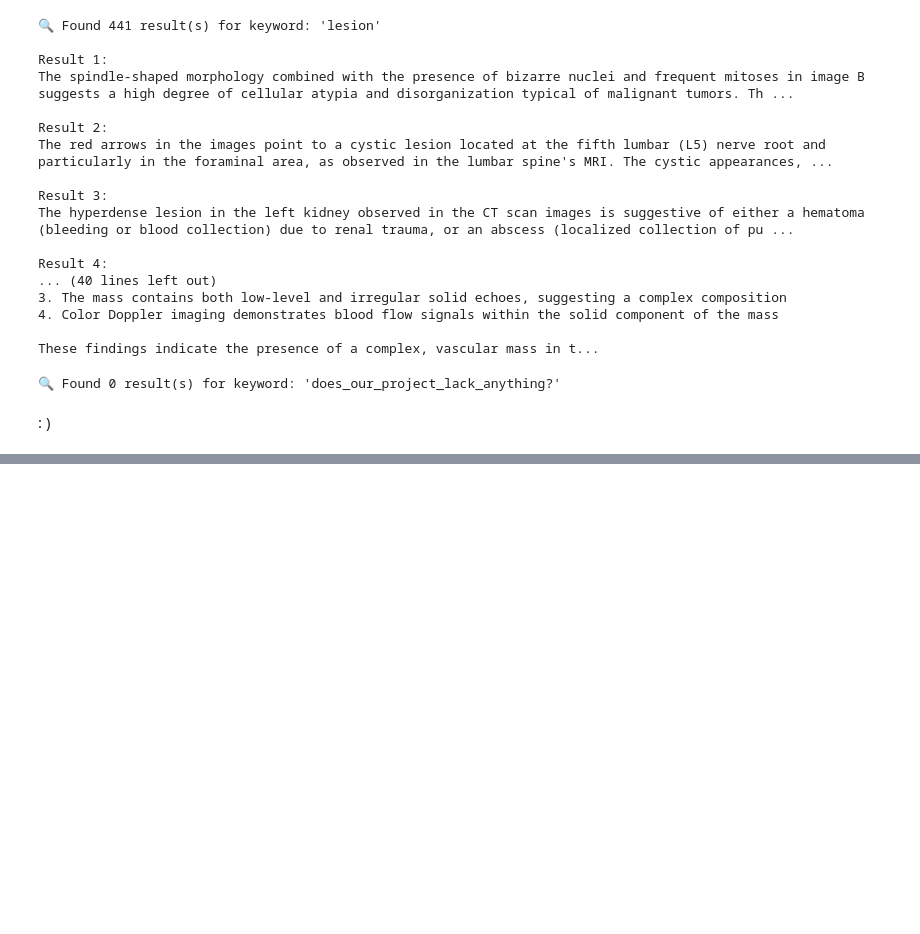
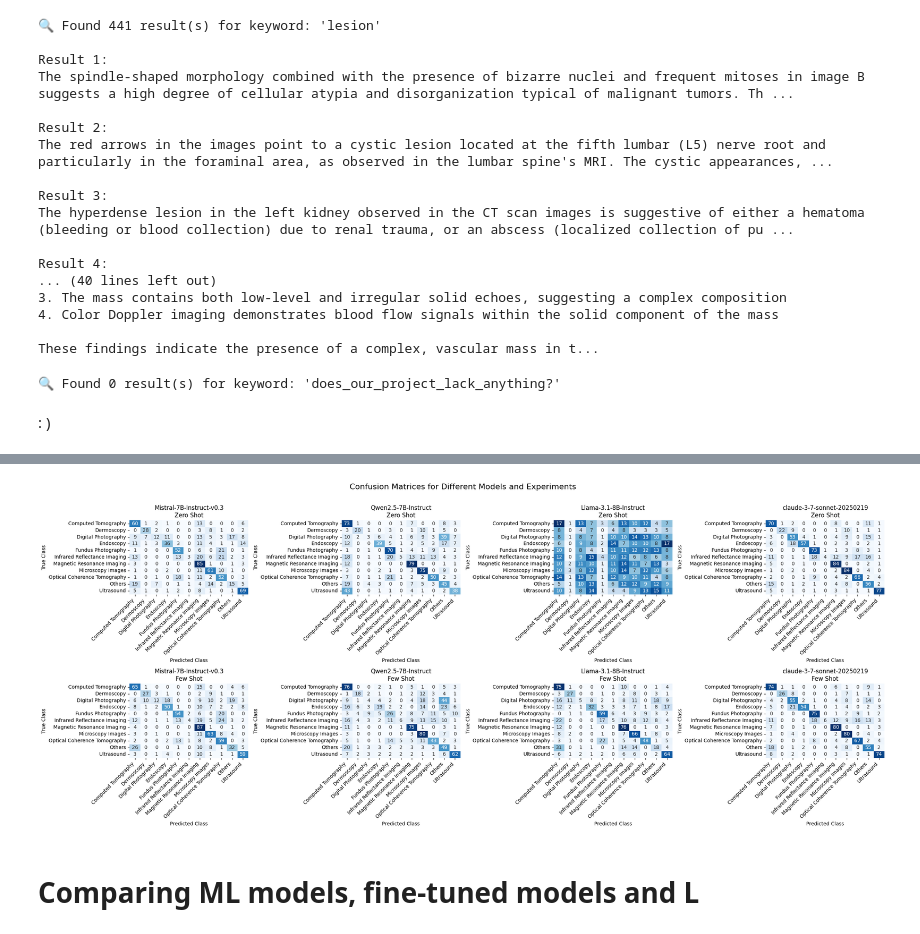
Before and after one commit to Morteza-Kazemi/PubMedVision-NLP-Project, a Jupyter notebook: PubMedVision_NLP_Group_Project.ipynb, the cells around one changed output, grey strips where cells are left out. Cells and saved outputs as stored; diff of their text form; code cells hidden in the pictures; blank space fills up the shorter version.

```diff
--- a/PubMedVision_NLP_Group_Project.ipynb
+++ b/PubMedVision_NLP_Group_Project.ipynb
@@ -1018,0 +4355,3 @@ keyword_search("does_our_project_lack_anything?")
+# %%
+model_names = ["Mistral-7B-Instruct-v0.3", "Qwen2.5-7B-Instruct", "Llama-3.1-8B-Instruct", "claude-3-7-sonnet-20250219"]
+experiment_types = ["zero_shot", "few_shot"]
@@ -1018,0 +4367,15 @@ keyword_search("does_our_project_lack_anything?")
+# %%
+def calculate_metrics(true_labels, pred_labels):
+    accuracy = accuracy_score(true_labels, pred_labels)
+    f1 = f1_score(true_labels, pred_labels, average='weighted')
+    f1_m = f1_score(true_labels, pred_labels, average='macro')
+    precision = precision_score(true_labels, pred_labels, average='weighted')
+    recall = recall_score(true_labels, pred_labels, average='weighted')
+
+    return {
+        'Accuracy': accuracy,
+        'F1 Score - Weighted': f1,
+        'F1 Score - Macro': f1_m,
+        'Precision': precision,
+        'Recall': recall
+    }
@@ -1018,0 +4476,33 @@ keyword_search("does_our_project_lack_anything?")
+# %%
+# 1. Create and save confusion matrices with integer counts (one combined view)
+plt.figure(figsize=(24, 10))
+
+# Create subplots
+for i, exp_type in enumerate(experiment_types):
+    for j, model in enumerate(model_names):
+        plt.subplot(2, 4, i * 4 + j + 1)
+
+        true_labels = results[model][exp_type]['true_labels']
+        pred_labels = results[model][exp_type]['pred_labels']
+
+        # Create confusion matrix with integer counts
+        cm = confusion_matrix(true_labels, pred_labels, labels=all_classes)
+
+        # Plot heatmap with integer counts
+        sns.heatmap(cm, annot=True, fmt='d', cmap='Blues',
+                    xticklabels=all_classes, yticklabels=all_classes, cbar=False)
+
+        plt.title(f"{model}\n{exp_type.replace('_', ' ').title()}")
+        plt.ylabel('True Class')
+        plt.xlabel('Predicted Class')
+        plt.xticks(rotation=45, ha='right')
+        plt.tight_layout()
+
+plt.suptitle('Confusion Matrices for Different Models and Experiments', fontsize=16)
+plt.tight_layout(rect=[0, 0, 1, 0.97])
+# plt.savefig('confusion_matrices_all.svg', dpi=300, bbox_inches='tight')
+plt.show()
+# %% [output]
+[figure, added]
+# %% [markdown]
+# Comparing ML models, fine-tuned models and L
```
Also changed, not shown: parts of 214 cells of this notebook.
